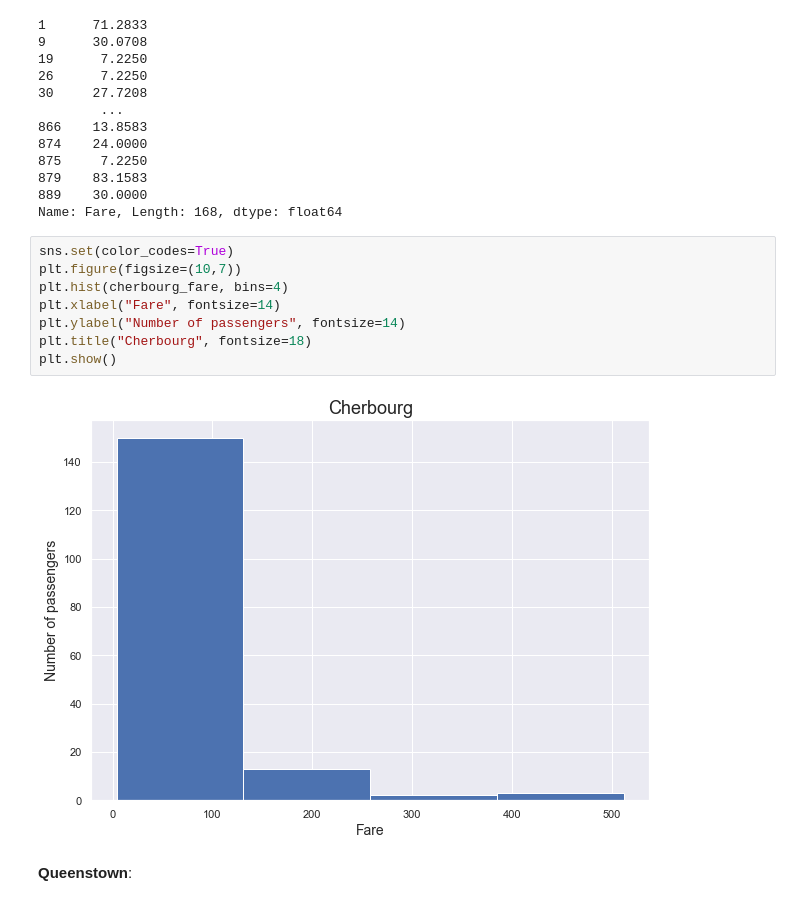
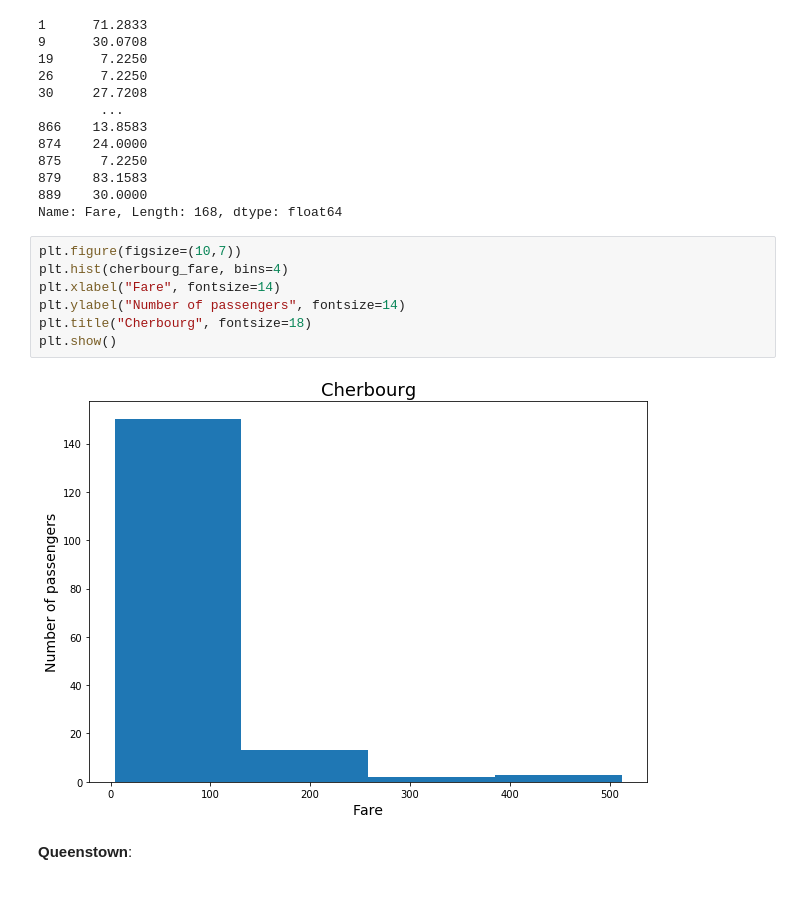
Before and after one commit to khaykingleb/DA_Seminars_and_Homework, a Jupyter notebook: hw1/hw1.ipynb, the cells around one changed output. Drawn from its saved outputs; the diff is of its cells as text.

```diff
--- a/hw1/hw1.ipynb
+++ b/hw1/hw1.ipynb
@@ -624,15 +623,14 @@ cherbourg_fare
 889    30.0000
 Name: Fare, Length: 168, dtype: float64
 # %%
-sns.set(color_codes=True)
 plt.figure(figsize=(10,7))
 plt.hist(cherbourg_fare, bins=4)
 plt.xlabel("Fare", fontsize=14)
 plt.ylabel("Number of passengers", fontsize=14)
 plt.title("Cherbourg", fontsize=18)
 plt.show()
 # %% [output]
-[figure, old version]
+[figure, new version]
 # %% [markdown]
 __Queenstown__:
 # %%
```
Also changed, not shown: parts of 56 cells of this notebook.
